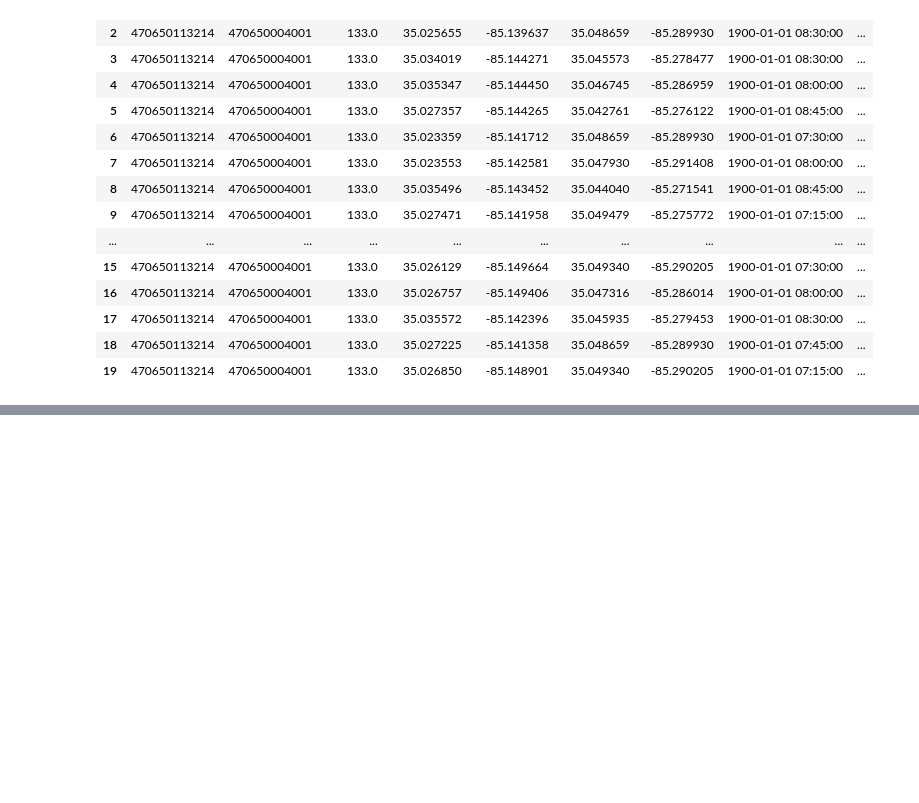
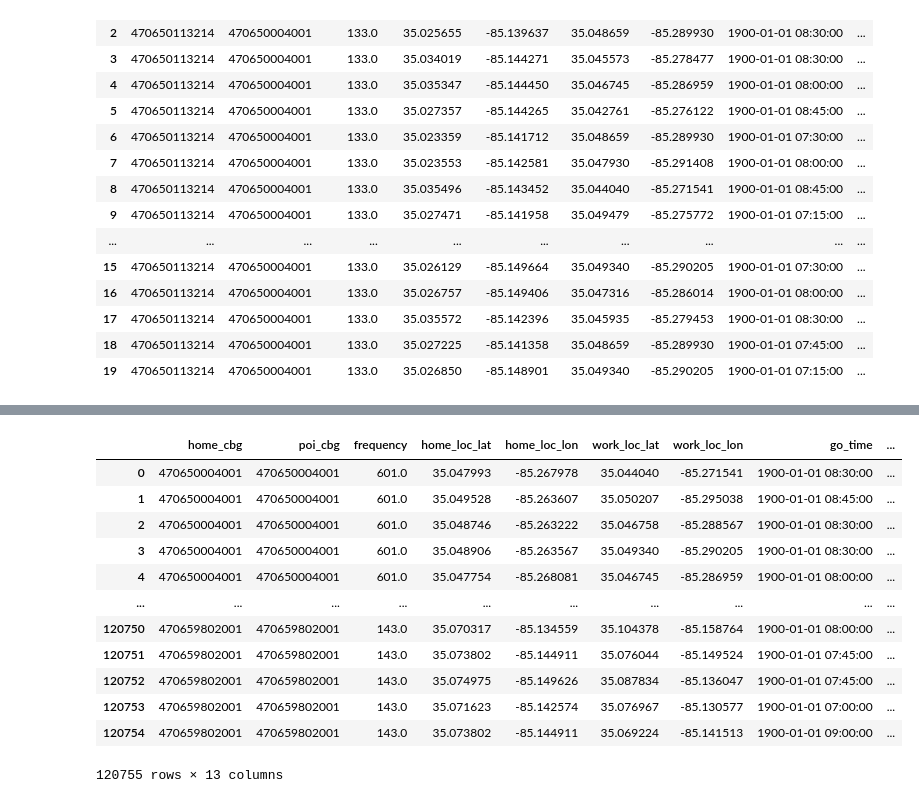
Before and after one commit to smarttransit-ai/chattanooga-od-sample, a Jupyter notebook: lodes_combs.ipynb, the cells around one changed output, grey strips where cells are left out. Cells and saved outputs as stored; diff of their text form; code cells hidden in the pictures; blank space fills up the shorter version.

```diff
--- a/lodes_combs.ipynb
+++ b/lodes_combs.ipynb
@@ -162,0 +174,18 @@ prob_matrix.to_csv('lodes_combinations.csv', index=False)
+# %%
+data=pd.read_csv('data/sg_combinations.zip')
+# %%
+data=data.drop(columns=['go_time','return_time','home_geom','work_geom'])
+# %% [output]
+|  | home_cbg | poi_cbg | frequency | home_loc_lat | home_loc_lon | work_loc_lat | work_loc_lon | go_time | ... |
+| 0 | 470650004001 | 470650004001 | 601.0 | 35.047993 | -85.267978 | 35.044040 | -85.271541 | 1900-01-01 08:30:00 | ... |
+| 1 | 470650004001 | 470650004001 | 601.0 | 35.049528 | -85.263607 | 35.050207 | -85.295038 | 1900-01-01 08:45:00 | ... |
+| 2 | 470650004001 | 470650004001 | 601.0 | 35.048746 | -85.263222 | 35.046758 | -85.288567 | 1900-01-01 08:30:00 | ... |
+| 3 | 470650004001 | 470650004001 | 601.0 | 35.048906 | -85.263567 | 35.049340 | -85.290205 | 1900-01-01 08:30:00 | ... |
+| 4 | 470650004001 | 470650004001 | 601.0 | 35.047754 | -85.268081 | 35.046745 | -85.286959 | 1900-01-01 08:00:00 | ... |
+| ... | ... | ... | ... | ... | ... | ... | ... | ... | ... |
+| 120750 | 470659802001 | 470659802001 | 143.0 | 35.070317 | -85.134559 | 35.104378 | -85.158764 | 1900-01-01 08:00:00 | ... |
+| 120751 | 470659802001 | 470659802001 | 143.0 | 35.073802 | -85.144911 | 35.076044 | -85.149524 | 1900-01-01 07:45:00 | ... |
+| 120752 | 470659802001 | 470659802001 | 143.0 | 35.074975 | -85.149626 | 35.087834 | -85.136047 | 1900-01-01 07:45:00 | ... |
+| 120753 | 470659802001 | 470659802001 | 143.0 | 35.071623 | -85.142574 | 35.076967 | -85.130577 | 1900-01-01 07:00:00 | ... |
+| 120754 | 470659802001 | 470659802001 | 143.0 | 35.073802 | -85.144911 | 35.069224 | -85.141513 | 1900-01-01 09:00:00 | ... |
+120755 rows × 13 columns
```
Also changed, not shown: parts of 4 cells of this notebook.
